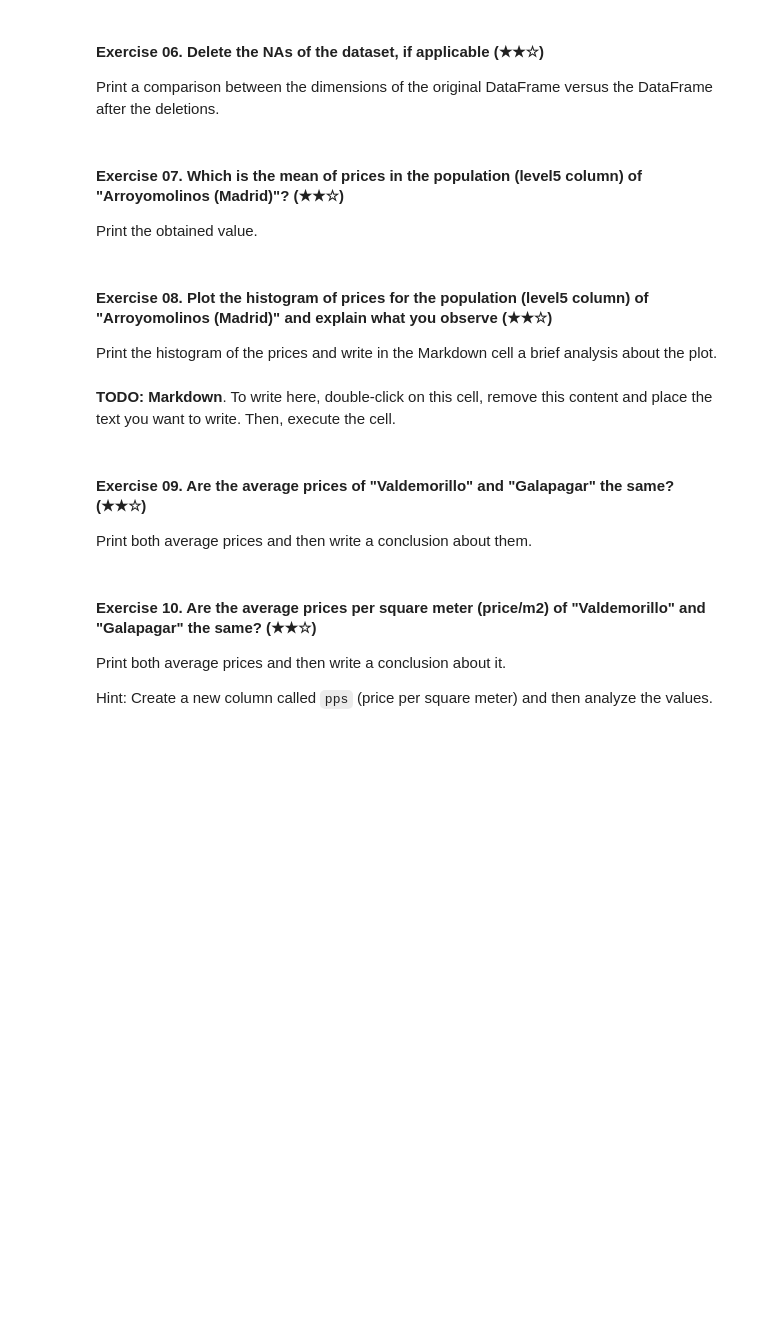
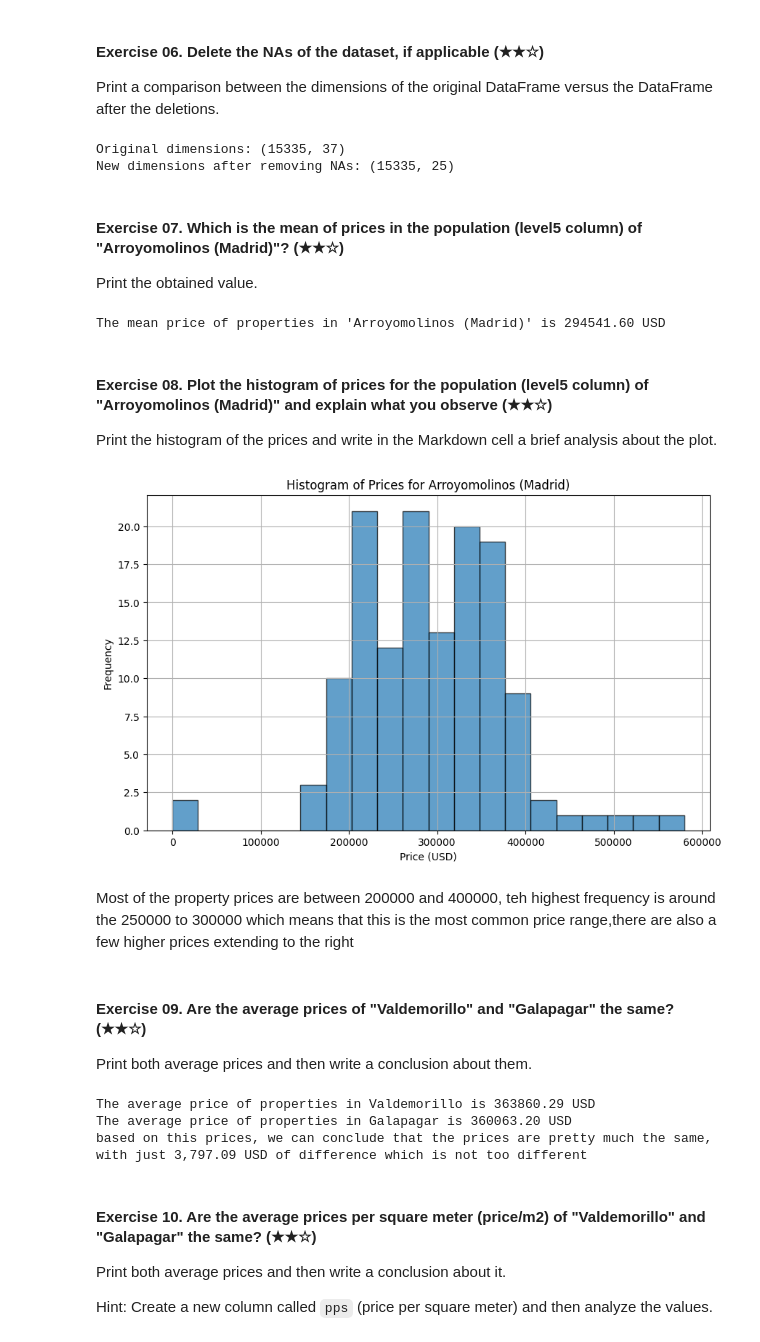
Before and after one commit to mberrio10/realestate-datacleanup-exercise, a Jupyter notebook: project.ipynb, the cells around one changed output. Saved outputs shown, nothing was run; the diff lists cells and outputs as text; code cells hidden in the pictures; blank space fills up the shorter version.

```diff
--- a/project.ipynb
+++ b/project.ipynb
@@ -216,26 +216,93 @@ Columns with NAs:
 Print a comparison between the dimensions of the original DataFrame versus the DataFrame after the deletions.
 # %%
 # TODO
+import pandas as pd
+
+ds = pd.read_csv('assets/real_estate.csv', sep=';')
+housingData = pd.DataFrame(ds)
+
+originalData = housingData.shape
+print(f"Original dimensions: {originalData}")
+
+cleanedHousingData = housingData.dropna(axis=1)
+
+newData = cleanedHousingData.shape
+print(f"New dimensions after removing NAs: {newData}")
+# %% [output]
+Original dimensions: (15335, 37)
+New dimensions after removing NAs: (15335, 25)
 # %% [markdown]
 #### Exercise 07. Which is the mean of prices in the population (level5 column) of "Arroyomolinos (Madrid)"? (★★☆)
 
 Print the obtained value.
 # %%
 # TODO
+import pandas as pd
+
+ds = pd.read_csv('assets/real_estate.csv', sep=';')
+housingData = pd.DataFrame(ds)
+
+arroyomolinosData = housingData[housingData['level5'] == 'Arroyomolinos (Madrid)']
+
+# print(arroyomolinosData)
+
+meanPrice = arroyomolinosData['price'].mean()
+
+print(f"The mean price of properties in 'Arroyomolinos (Madrid)' is {meanPrice:.2f} USD")
+# %% [output]
+The mean price of properties in 'Arroyomolinos (Madrid)' is 294541.60 USD
 # %% [markdown]
 #### Exercise 08. Plot the histogram of prices for the population (level5 column) of "Arroyomolinos (Madrid)" and explain what you observe (★★☆)
 
 Print the histogram of the prices and write in the Markdown cell a brief analysis about the plot.
 # %%
 # TODO: Code
+import pandas as pd
+import matplotlib.pyplot as plt
+
+ds = pd.read_csv('assets/real_estate.csv', sep=';')
+housingData = pd.DataFrame(ds)
+
+arroyomolinosData = housingData[housingData['level5'] == 'Arroyomolinos (Madrid)']
+
+# Plot the histogram of prices
+plt.figure(figsize=(10, 6))
+plt.hist(arroyomolinosData['price'], bins=20, edgecolor='k', alpha=0.7)
+plt.title('Histogram of Prices for Arroyomolinos (Madrid)')
+plt.xlabel('Price (USD)')
+plt.ylabel('Frequency')
+plt.grid(True)
+plt.show()
+# %% [output]
+[figure, added]
 # %% [markdown]
-**TODO: Markdown**. To write here, double-click on this cell, remove this content and place the text you want to write. Then, execute the cell.
+Most of the property prices are between 200000 and 400000, teh highest frequency is around the 250000 to 300000 which means that this is the most common price range,there are also a few higher prices extending to the right
 # %% [markdown]
 #### Exercise 09. Are the average prices of "Valdemorillo" and "Galapagar" the same? (★★☆)
 
 Print both average prices and then write a conclusion about them.
 # %%
 # TODO
+import pandas as pd
+
+ds = pd.read_csv('assets/real_estate.csv', sep=';')
+housingData = pd.DataFrame(ds)
+
+valdemorilloData = housingData[housingData['level5'] == 'Valdemorillo']
+
+galapagarData = housingData[housingData['level5'] == 'Galapagar']
+
+valdemorilloPrices = valdemorilloData['price'].mean()
+galapagarPrices = galapagarData['price'].mean()
+
+# Print the results
+print(f"The average price of properties in Valdemorillo is {valdemorilloPrices:.2f} USD")
+print(f"The average price of properties in Galapagar is {galapagarPrices:.2f} USD")
+print('based on this prices, we can conclude that the prices are pretty much the same, with just 3,797.09 USD of difference which is not too different')
+# %% [output]
+The average price of properties in Valdemorillo is 363860.29 USD
+The average price of properties in Galapagar is 360063.20 USD
+based on this prices, we can conclude that the prices are pretty much the same, with just 3,797.09 USD of difference which is not too different
 # %% [markdown]
 #### Exercise 10. Are the average prices per square meter (price/m2) of "Valdemorillo" and "Galapagar" the same? (★★☆)
 
```
Also changed, not shown: parts of 16 cells of this notebook.
